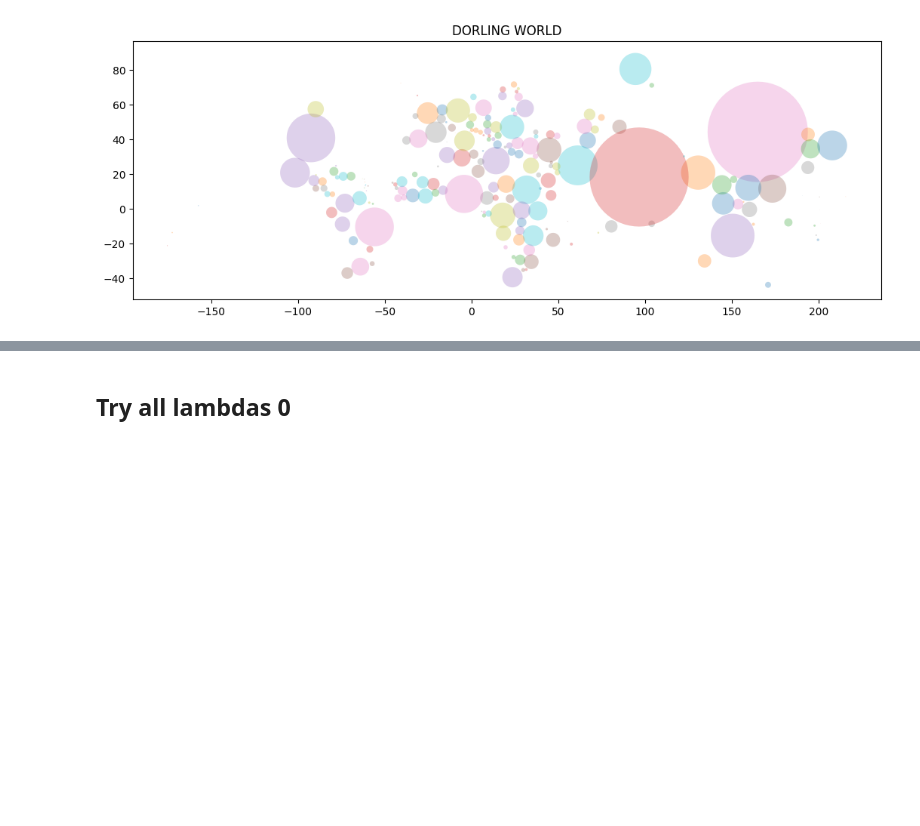
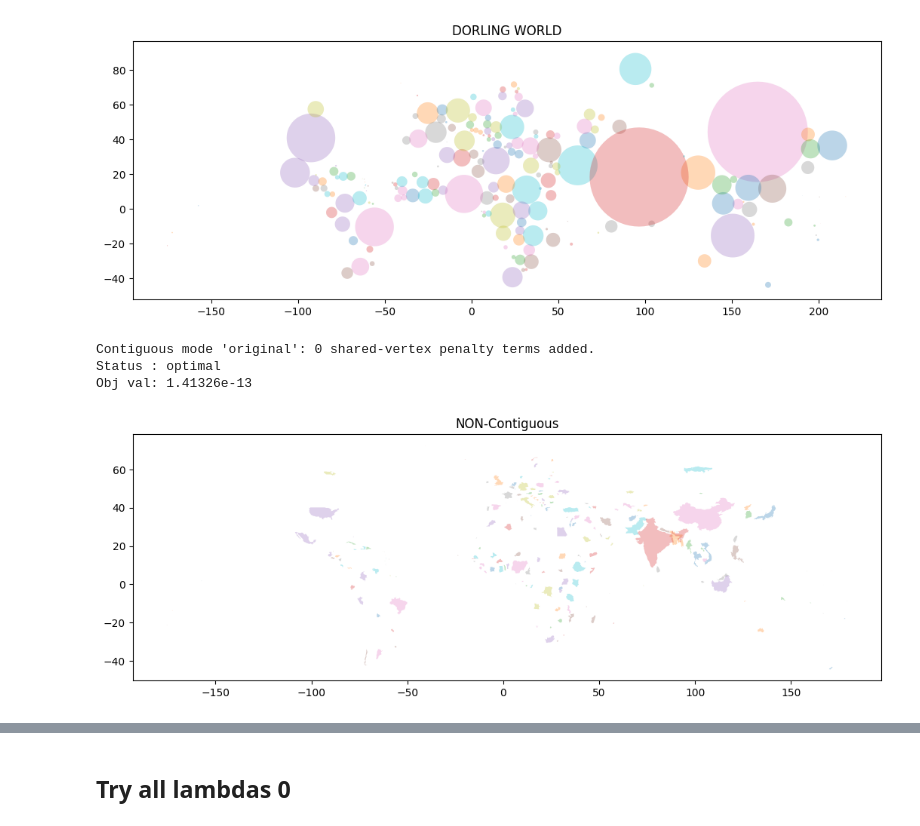
Before and after one commit to kuenem/Cartogram-Framework, a Jupyter notebook: Cartogram Framework/notebooks/exploration.ipynb, the cells around one changed output, grey strips where cells are left out. Cells and saved outputs as stored; diff of their text form; code cells hidden in the pictures; blank space fills up the shorter version.

```diff
--- a/Cartogram Framework/notebooks/exploration.ipynb
+++ b/Cartogram Framework/notebooks/exploration.ipynb
@@ -130,6 +130,38 @@ Contiguous mode 'circle': 0 shared-vertex penalty terms added.
 Status : optimal
 Obj val: 44661.8
 [figure]
+# %%
+new_data = CartogramFramework_global(
+    data=data,
+    shape="original",
+
+    target_centers=None,          # don't move the centroids yet
+
+    neighboring_pairs=None,
+    horizontal_pairs=None,
+    vertical_pairs=None,
+    shared_vertices_of_neighbors=None,
+    soft_mean_scale=True,
+
+    lambda_shape=0.0,             # let area scaling dominate for shrinkage
+    lambda_area=1.0,              # keep the soft mean-scale / area target active
+    lambda_center=0.0,
+    lambda_topology=0.0,
+
+    area_scale=0.1,
+
+    gamma=1.0,
+    beta=1.0,
+
+    t_min=1e-8,
+    t_max=10000.0,
+)
+plot_polys_data(new_data, title="NON-Contiguous", centroids=False, legend=False, target_centers=None)
+# %% [output]
+Contiguous mode 'original': 0 shared-vertex penalty terms added.
+Status : optimal
+Obj val: 1.41326e-13
+[figure, added]
 # %%
 new_data = CartogramFramework_global(
     data         = data,
```
Also changed, not shown: parts of 8 cells of this notebook, 6 other files.
